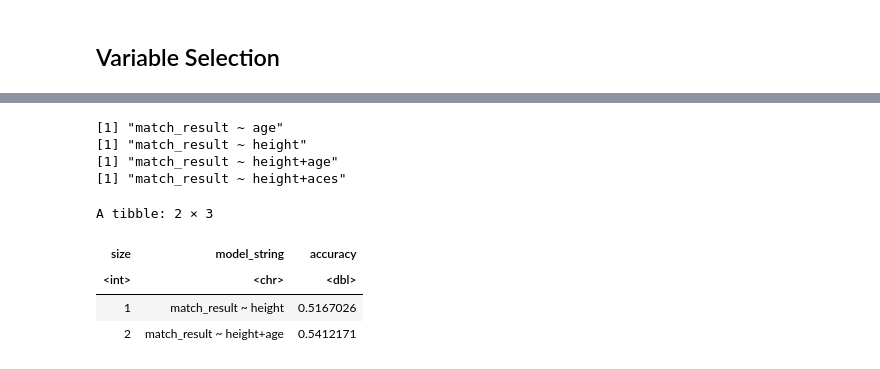
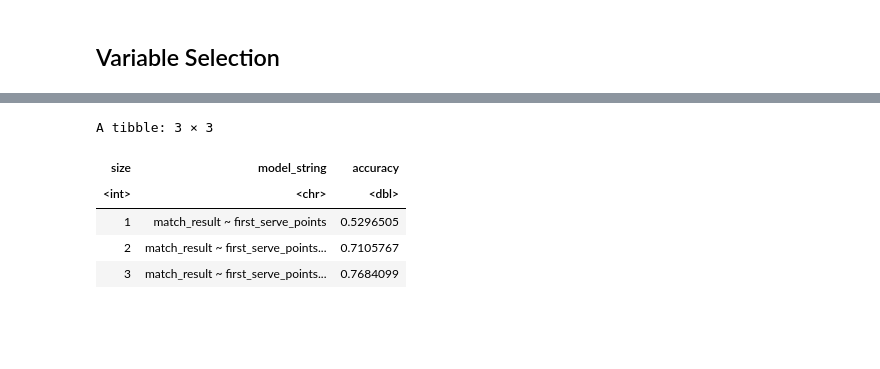
Before and after one commit to sleung124/DSCI100_group_proj, a Jupyter notebook: tennis_analysis.ipynb, the cells around one changed output, grey strips where cells are left out. Saved outputs shown, nothing was run; the diff lists cells and outputs as text; code cells hidden in the pictures; blank space fills up the shorter version.

```diff
--- a/tennis_analysis.ipynb
+++ b/tennis_analysis.ipynb
@@ -81,4 +94,7 @@ loser_data <- select(tennis_data, c(loser_name,
                       break_points_saved=l_bpSaved,
                       break_points_faced=l_bpFaced) %>%
                 add_column(match_result='lose')
-tennis_data_mod <- bind_rows(winner_data, loser_data) %>% mutate(match_result=as_factor(match_result)) %>% drop_na()
+tennis_data_mod <- bind_rows(winner_data, loser_data) %>%
+                        mutate(match_result=as_factor(match_result)) %>%
+                        drop_na()
+head(tennis_data_mod)
@@ -233,21 +321,2 @@ Warning message:
 # %% [markdown]
 ## Variable Selection
-# %%
-knn_spec <- nearest_neighbor(weight_func = 'rectangular', neighbors=tune()) %>%
-                set_engine('kknn') %>%
-                set_mode('classification')
-
-tennis_recipe <- recipe(as.formula('match_result ~ first_serve_points + first_serves_made'), data = tennis_train[,2:12]) %>%
-                        step_scale(all_predictors()) %>%
-                        step_center(all_predictors())
-
-tennis_vfold <- vfold_cv(tennis_train[,2:12], v = 5, strata = match_result)
-
-tennis_fit <- workflow() %>%
-             add_recipe(tennis_recipe) %>%
-             add_model(knn_spec) %>%
-             tune_grid(resamples=tennis_vfold, grid=10) %>%
-             collect_metrics() %>%
-             filter(.metric == "accuracy")
-
-tennis_fit
@@ -267,4 +325,6 @@ A tibble: 9 × 7
 # %%
+set.seed(99)
+
 # column names
 names <- tennis_train[,2:11] %>% colnames()
 
@@ -282,7 +342,7 @@ knn_spec <- nearest_neighbor(weight_func = 'rectangular', neighbors=tune()) %>%
 tennis_vfold <- vfold_cv(tennis_train[,2:12], v = 5, strata = match_result)
 
 # store the total number of predictors
-n_total <- 2
+n_total <- 3
 
 # stores selected predictors
 selected <- c()
@@ -292,49 +352,45 @@ for (i in 1:n_total) {
     # for every predictor still not added yet
     accs <- list()
     models <- list()
-    for (j in 1:2) {
+    for (j in 1:length(names)) {
         # create a model string for this combination of predictors
         preds_new <- c(selected, names[[j]])
         model_string <- paste("match_result", "~", paste(preds_new, collapse="+"))
-        print(model_string)
 
         # create a recipe from the model string
         tennis_recipe <- recipe(as.formula(model_string), data = tennis_train[,2:12]) %>%
                           step_scale(all_predictors()) %>%
                           step_center(all_predictors())
 
         # tune the KNN classifier with these predictors,
         # and collect the accuracy for the best K
         acc <- workflow() %>%
           add_recipe(tennis_recipe) %>%
           add_model(knn_spec) %>%
-          tune_grid(resamples = tennis_vfold, grid = 10) %>%
+          tune_grid(resamples = tennis_vfold, grid = tibble(neighbors=seq(1,20))) %>%
           collect_metrics() %>%
           filter(.metric == "accuracy") %>%
           summarize(mx = max(mean))
         acc <- acc$mx %>% unlist()
 
         # add this result to the dataframe
         accs[[j]] <- acc
         models[[j]] <- model_string
     }
     jstar <- which.max(unlist(accs))
     accuracies <- accuracies %>%
       add_row(size = i,
               model_string = models[[jstar]],
               accuracy = accs[[jstar]])
     selected <- c(selected, names[[jstar]])
     names <- names[-jstar]
 }
 
 accuracies
 # %% [output]
-[1] "match_result ~ age"
-[1] "match_result ~ height"
-[1] "match_result ~ height+age"
-[1] "match_result ~ height+aces"
+A tibble: 3 × 3
-A tibble: 2 × 3
 | size | model_string | accuracy |
 | <int> | <chr> | <dbl> |
-| 1 | match_result ~ height | 0.5167026 |
-| 2 | match_result ~ height+age | 0.5412171 |
+| 1 | match_result ~ first_serve_points | 0.5296505 |
+| 2 | match_result ~ first_serve_points... | 0.7105767 |
+| 3 | match_result ~ first_serve_points... | 0.7684099 |
```
Also changed, not shown: parts of 32 cells of this notebook.
